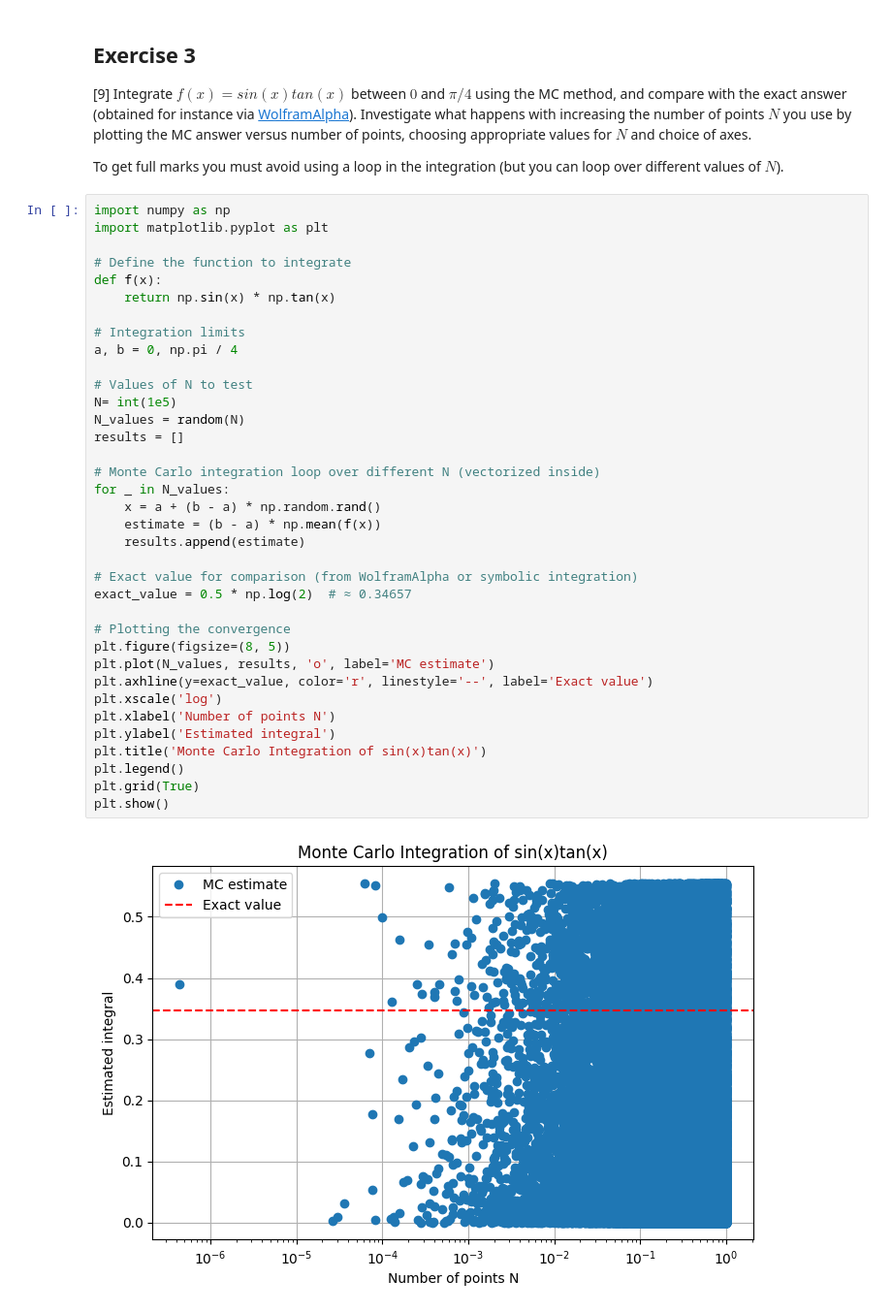
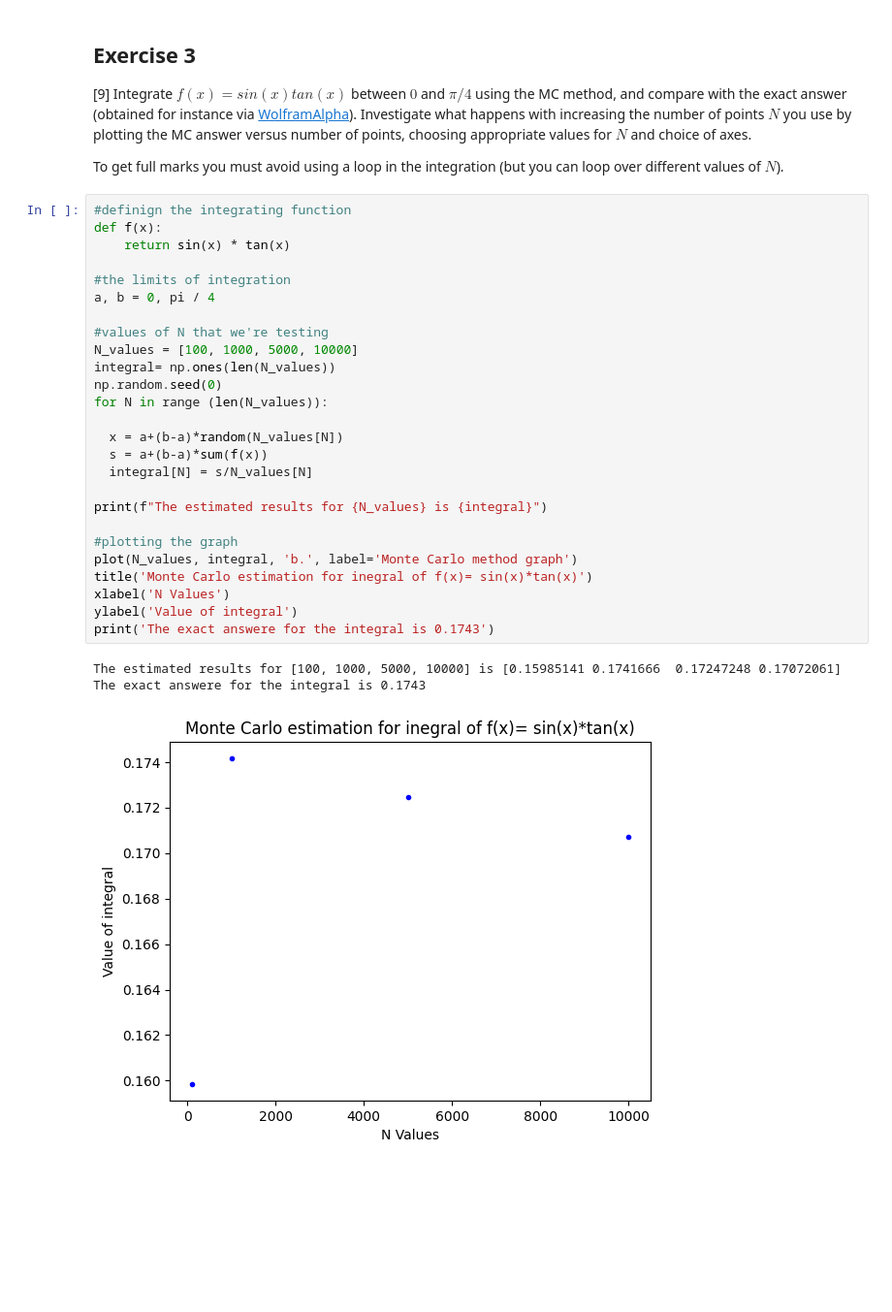
Before and after one commit to PX2145-2025/week-6-b-cardozorania, a Jupyter notebook: Monte_Carlo.ipynb, the cells around one changed output. Shown at 97% size. Cells and saved outputs as stored; diff of their text form; blank space fills up the shorter version.

```diff
--- a/Monte_Carlo.ipynb
+++ b/Monte_Carlo.ipynb
@@ -262,41 +263,33 @@ Hence, vectorised x= random(N) method is faster
 [9] Integrate $f(x) = sin(x)tan(x)$ between $0$ and $\pi/4$ using the MC method, and compare with the exact answer (obtained for instance via [WolframAlpha](https://www.wolframalpha.com/)). Investigate what happens with increasing the number of points $N$ you use by plotting the MC answer versus number of points, choosing appropriate values for $N$ and choice of axes.
 
  To get full marks you must avoid using a loop in the integration (but you can loop over different values of $N$).
-# %%
-import numpy as np
-import matplotlib.pyplot as plt
-
-# Define the function to integrate
-def f(x):
-    return np.sin(x) * np.tan(x)
-
-# Integration limits
-a, b = 0, np.pi / 4
-
-# Values of N to test
-N= int(1e5)
-N_values = random(N)
-results = []
-
-# Monte Carlo integration loop over different N (vectorized inside)
-for _ in N_values:
-    x = a + (b - a) * np.random.rand()
-    estimate = (b - a) * np.mean(f(x))
-    results.append(estimate)
-
-# Exact value for comparison (from WolframAlpha or symbolic integration)
-exact_value = 0.5 * np.log(2)  # ≈ 0.34657
-
-# Plotting the convergence
-plt.figure(figsize=(8, 5))
-plt.plot(N_values, results, 'o', label='MC estimate')
-plt.axhline(y=exact_value, color='r', linestyle='--', label='Exact value')
-plt.xscale('log')
-plt.xlabel('Number of points N')
-plt.ylabel('Estimated integral')
-plt.title('Monte Carlo Integration of sin(x)tan(x)')
-plt.legend()
-plt.grid(True)
-plt.show()
-# %% [output]
-[figure, removed]
+# %%
+#definign the integrating function
+def f(x):
+    return sin(x) * tan(x)
+
+#the limits of integration
+a, b = 0, pi / 4
+
+#values of N that we're testing
+N_values = [100, 1000, 5000, 10000]
+integral= np.ones(len(N_values))
+np.random.seed(0)
+for N in range (len(N_values)):
+
+  x = a+(b-a)*random(N_values[N])
+  s = a+(b-a)*sum(f(x))
+  integral[N] = s/N_values[N]
+
+print(f"The estimated results for {N_values} is {integral}")
+
+#plotting the graph
+plot(N_values, integral, 'b.', label='Monte Carlo method graph')
+title('Monte Carlo estimation for inegral of f(x)= sin(x)*tan(x)')
+xlabel('N Values')
+ylabel('Value of integral')
+print('The exact answere for the integral is 0.1743')
+# %% [output]
+The estimated results for [100, 1000, 5000, 10000] is [0.15985141 0.1741666  0.17247248 0.17072061]
+The exact answere for the integral is 0.1743
+[figure, added]
```
Also changed, not shown: parts of 2 cells of this notebook.
